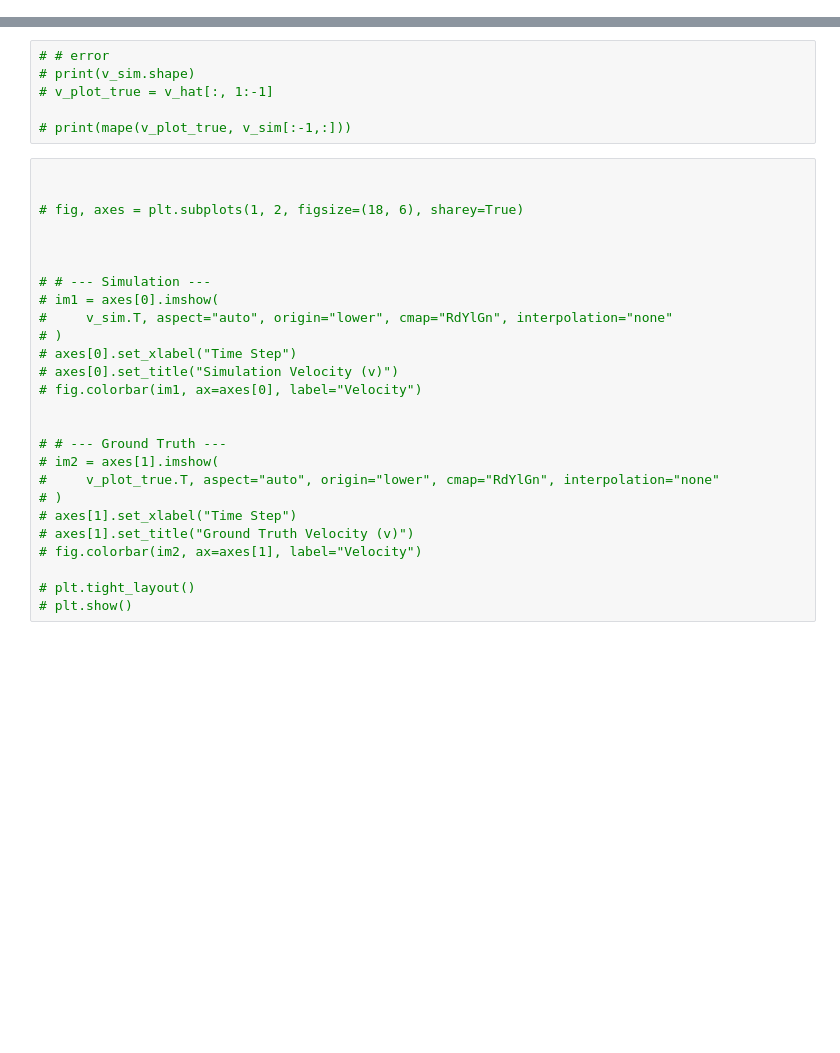
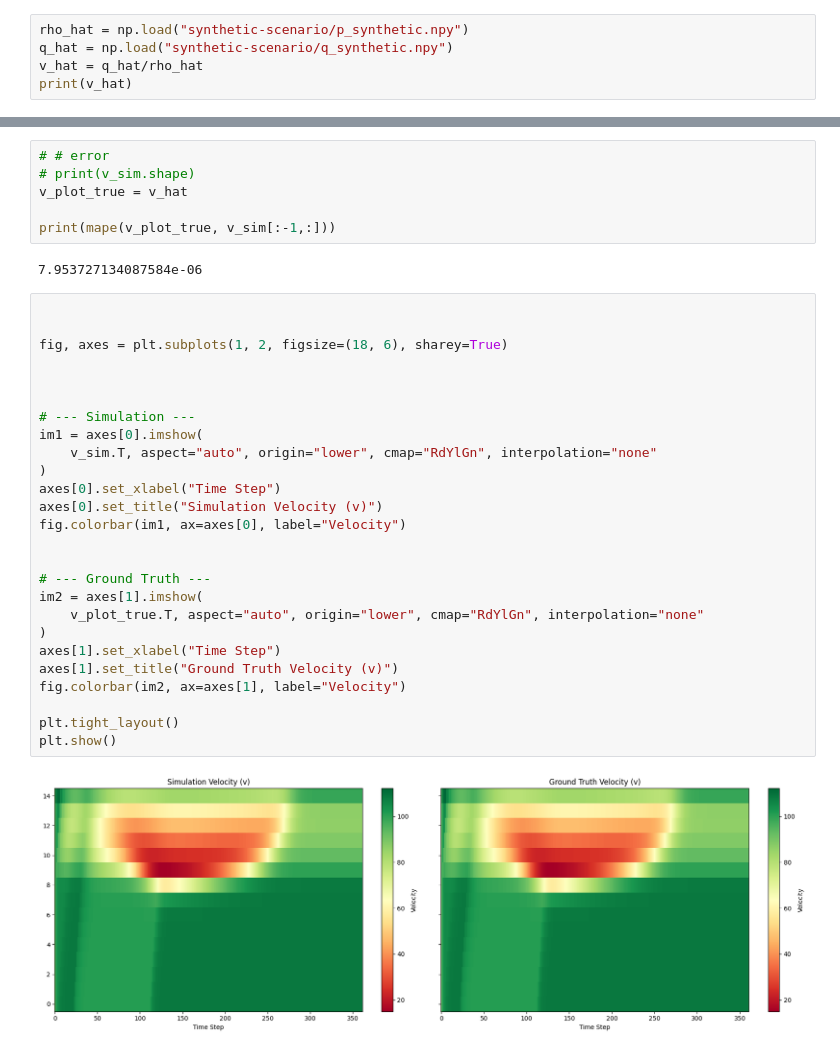
Before and after one commit to woxsao/macroscopic-sim-calibration, a Jupyter notebook: Epsilon_Neighborhood.ipynb, the cells around one changed output, grey strips where cells are left out. Saved outputs shown, nothing was run; the diff lists cells and outputs as text; blank space fills up the shorter version.

```diff
--- a/Epsilon_Neighborhood.ipynb
+++ b/Epsilon_Neighborhood.ipynb
@@ -193,3 +202,8 @@ num_lanes_array = np.load(RESULTS_DIR + "/num_lanes.npy")
 
 T = 10 / 3600
 l = 0.4
+# %%
+rho_hat = np.load("synthetic-scenario/p_synthetic.npy")
+q_hat = np.load("synthetic-scenario/q_synthetic.npy")
+v_hat = q_hat/rho_hat
+print(v_hat)
@@ -222,33 +257,37 @@ rho_sim, v_sim, _, tts_sim = run_metanet_sim(
 # %%
 # # error
 # print(v_sim.shape)
-# v_plot_true = v_hat[:, 1:-1]
+v_plot_true = v_hat
 
-# print(mape(v_plot_true, v_sim[:-1,:]))
+print(mape(v_plot_true, v_sim[:-1,:]))
+# %% [output]
+7.953727134087584e-06
 # %%
 
 
-# fig, axes = plt.subplots(1, 2, figsize=(18, 6), sharey=True)
+fig, axes = plt.subplots(1, 2, figsize=(18, 6), sharey=True)
 
 
 
-# # --- Simulation ---
-# im1 = axes[0].imshow(
-#     v_sim.T, aspect="auto", origin="lower", cmap="RdYlGn", interpolation="none"
-# )
-# axes[0].set_xlabel("Time Step")
-# axes[0].set_title("Simulation Velocity (v)")
-# fig.colorbar(im1, ax=axes[0], label="Velocity")
+# --- Simulation ---
+im1 = axes[0].imshow(
+    v_sim.T, aspect="auto", origin="lower", cmap="RdYlGn", interpolation="none"
+)
+axes[0].set_xlabel("Time Step")
+axes[0].set_title("Simulation Velocity (v)")
+fig.colorbar(im1, ax=axes[0], label="Velocity")
 
 
-# # --- Ground Truth ---
-# im2 = axes[1].imshow(
-#     v_plot_true.T, aspect="auto", origin="lower", cmap="RdYlGn", interpolation="none"
-# )
-# axes[1].set_xlabel("Time Step")
-# axes[1].set_title("Ground Truth Velocity (v)")
-# fig.colorbar(im2, ax=axes[1], label="Velocity")
+# --- Ground Truth ---
+im2 = axes[1].imshow(
+    v_plot_true.T, aspect="auto", origin="lower", cmap="RdYlGn", interpolation="none"
+)
+axes[1].set_xlabel("Time Step")
+axes[1].set_title("Ground Truth Velocity (v)")
+fig.colorbar(im2, ax=axes[1], label="Velocity")
 
-# plt.tight_layout()
-# plt.show()
+plt.tight_layout()
+plt.show()
+# %% [output]
+[figure, added]
 # %%
```
Also changed, not shown: parts of 10 cells of this notebook, 5 other files.
